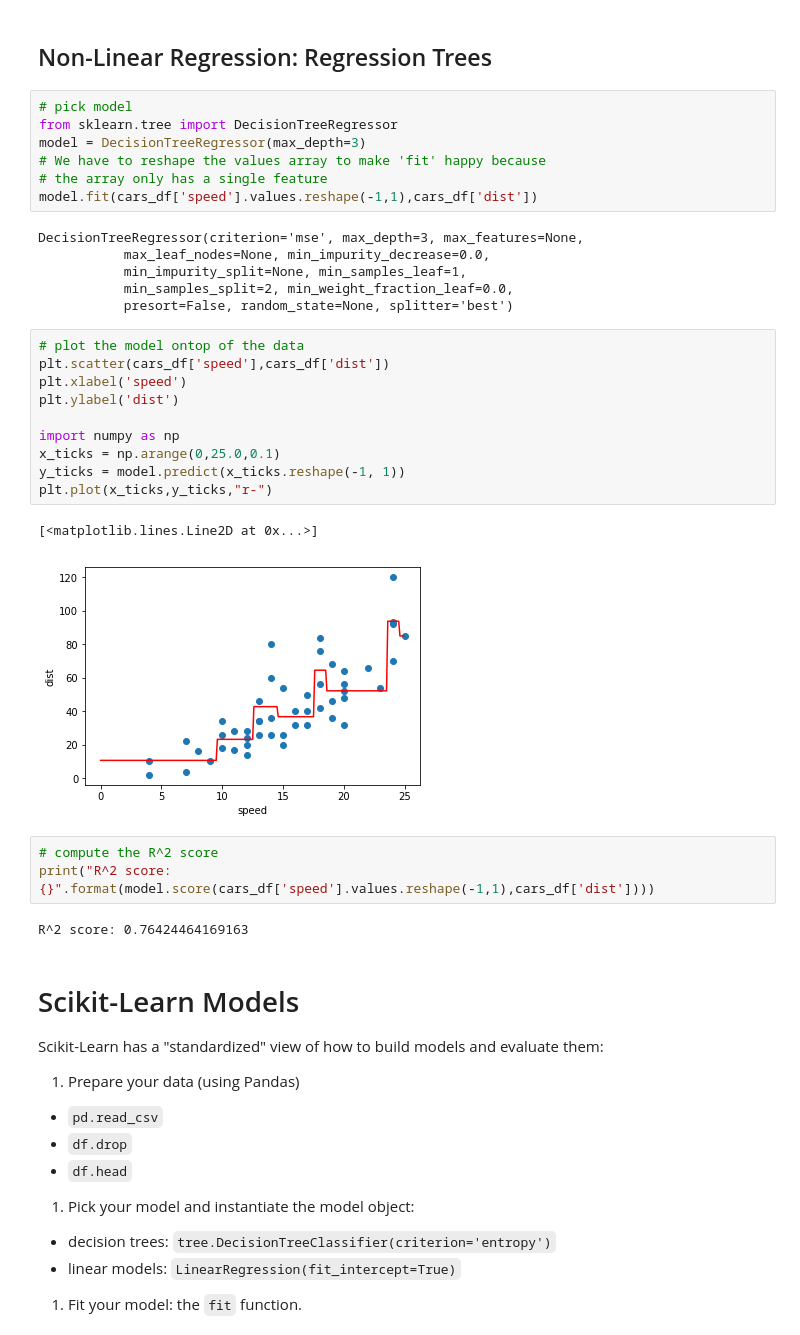
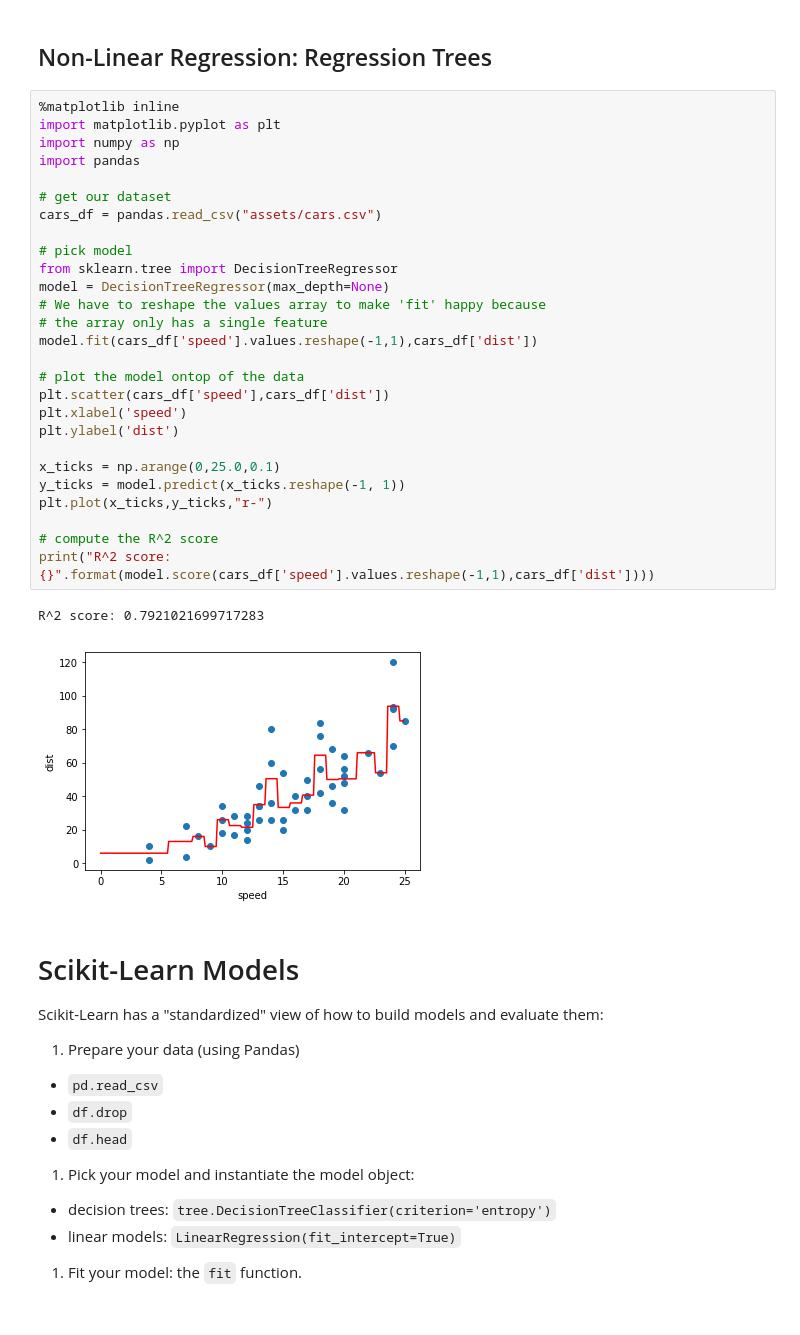
Before and after one commit to lutzhamel/CSC310, a Jupyter notebook: notes/10-models.ipynb, the cells around one changed output. Cells and saved outputs as stored; diff of their text form.

```diff
--- a/notes/10-models.ipynb
+++ b/notes/10-models.ipynb
@@ -202,36 +202,35 @@ Not that great.  The low score is mainly due to the fact of the large errors (al
 # %% [markdown]
 ## Non-Linear Regression: Regression Trees
 # %%
+%matplotlib inline
+import matplotlib.pyplot as plt
+import numpy as np
+import pandas
+
+# get our dataset
+cars_df = pandas.read_csv("assets/cars.csv")
+
 # pick model
 from sklearn.tree import DecisionTreeRegressor
-model = DecisionTreeRegressor(max_depth=3)
+model = DecisionTreeRegressor(max_depth=None)
 # We have to reshape the values array to make 'fit' happy because
 # the array only has a single feature
 model.fit(cars_df['speed'].values.reshape(-1,1),cars_df['dist'])
+
+# plot the model ontop of the data
+plt.scatter(cars_df['speed'],cars_df['dist'])
+plt.xlabel('speed')
+plt.ylabel('dist')
+
+x_ticks = np.arange(0,25.0,0.1)
+y_ticks = model.predict(x_ticks.reshape(-1, 1))
+plt.plot(x_ticks,y_ticks,"r-")
+
+# compute the R^2 score
+print("R^2 score: {}".format(model.score(cars_df['speed'].values.reshape(-1,1),cars_df['dist'])))
 # %% [output]
-DecisionTreeRegressor(criterion='mse', max_depth=3, max_features=None,
-           max_leaf_nodes=None, min_impurity_decrease=0.0,
-           min_impurity_split=None, min_samples_leaf=1,
-           min_samples_split=2, min_weight_fraction_leaf=0.0,
-           presort=False, random_state=None, splitter='best')
+R^2 score: 0.7921021699717283
+[figure, added]
-# %%
-# plot the model ontop of the data
-plt.scatter(cars_df['speed'],cars_df['dist'])
-plt.xlabel('speed')
-plt.ylabel('dist')
-
-import numpy as np
-x_ticks = np.arange(0,25.0,0.1)
-y_ticks = model.predict(x_ticks.reshape(-1, 1))
-plt.plot(x_ticks,y_ticks,"r-")
-# %% [output]
-[<matplotlib.lines.Line2D at 0x...>]
-[figure, removed]
-# %%
-# compute the R^2 score
-print("R^2 score: {}".format(model.score(cars_df['speed'].values.reshape(-1,1),cars_df['dist'])))
-# %% [output]
-R^2 score: 0.76424464169163
 # %% [markdown]
 # Scikit-Learn Models
 
```
Also changed, not shown: parts of 1 cell of this notebook, 1 other file.
